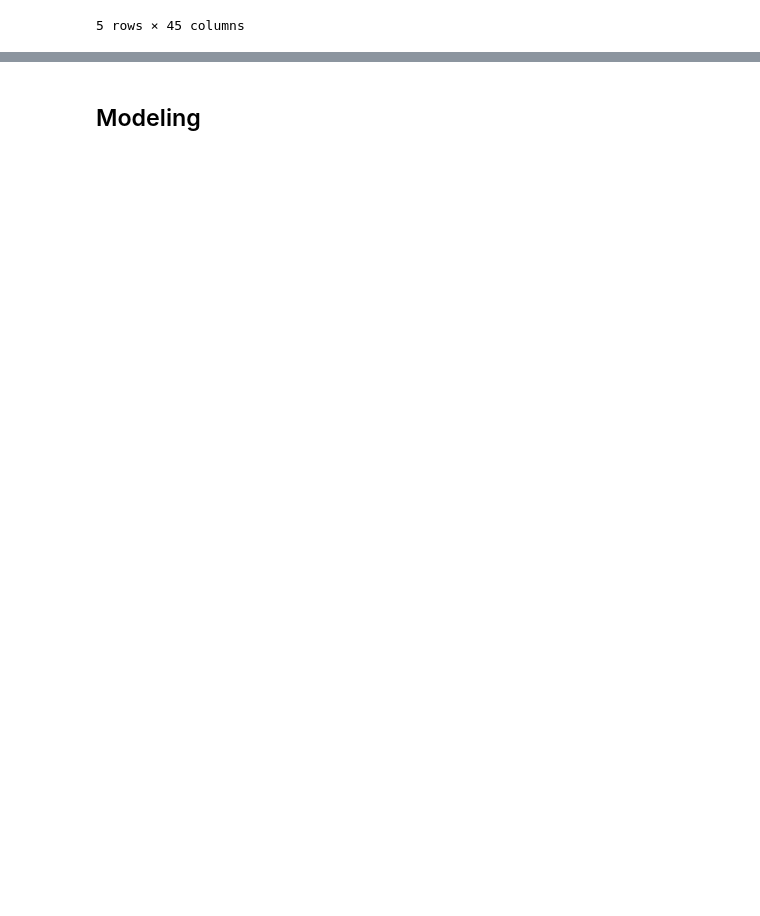
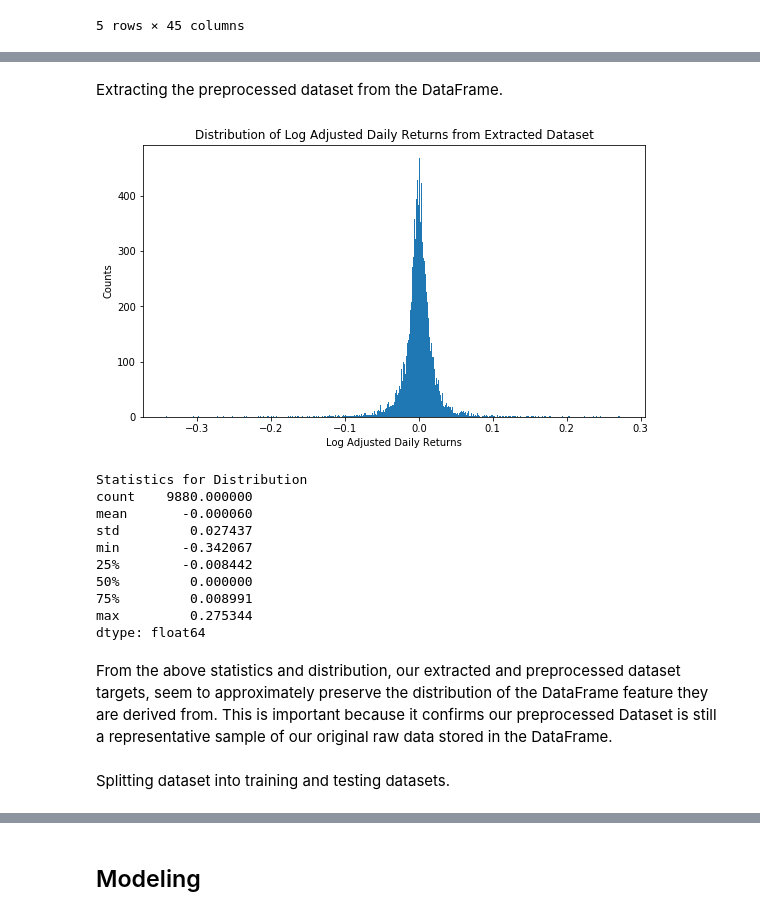
Before and after one commit to Evbor/Stock_Analysis, a Jupyter notebook: research/model_v1/FinTech.ipynb, the cells around one changed output, grey strips where cells are left out. Drawn from its saved outputs; the diff is of its cells as text; code cells hidden in the pictures; blank space fills up the shorter version.

```diff
--- a/research/model_v1/FinTech.ipynb
+++ b/research/model_v1/FinTech.ipynb
@@ -1388,10 +1405,10 @@ First we must create our vocab file and load it into a python object.
 # %%
 # Constructing norm_vocab.json file
 for t in tickers:
-    df['_'.join(['docs', t])].map(lambda s: vocab_from_doclist(s, 'norm_vocab.json'))
+    df['_'.join(['docs', t])].map(lambda s: vocab_from_doclist(s, os.path.join('logs', 'norm_vocab.json')))
 # %%
 # Opening our norm_vocab.json file
-with open('norm_vocab.json', 'r') as f:
+with open(os.path.join('logs', 'norm_vocab.json'), 'r') as f:
     norm_vocab = json.load(f)
 # %% [markdown]
 Let's view some of the words in our normalized vocabulary.
@@ -2034,0 +1845,10 @@ preprocessed_df.to_csv(os.path.join(path_to_data, 'preprocessed.csv'), index=Fal
+# %%
+def preprocess_dataset(feature_names, label_feature_names, window_size, tickers, df, seed):
+    datasets = map(lambda t: extract_dataset(df, feature_names, ticker=t, n_trail=window_size-1), tickers)
+    datasets = map(lambda ds: extract_labels(ds, label_feature_names), datasets)
+    datasets = map(lambda ds: reshape_docs_feature(ds, seed), datasets)
+    datasets = map(filter_dataset, datasets)
+    dataset = reduce(add_datasets, datasets)
+    dataset = pad_dataset(dataset)
+    dataset = shuffle_dataset(dataset, seed)
+    return dataset
@@ -2034,0 +1901,34 @@ preprocessed_df.to_csv(os.path.join(path_to_data, 'preprocessed.csv'), index=Fal
+# %% [markdown]
+Extracting the preprocessed dataset from the DataFrame.
+# %%
+dataset = preprocess_dataset(['log_adj_daily_returns', 'docs'], ['log_adj_daily_returns'],
+                             window_size=5, tickers=tickers, df=preprocessed_df, seed=seed)
+# %%
+# Plotting the Distribution of our Target Variable (Log Adjusted Daily Returns) from our extracted Dataset
+
+data = pd.Series(dataset[1]['log_adj_daily_returns_target'])
+
+fig, ax = plt.subplots(figsize=(9,5))
+ax.hist(data.tolist(), bins=500)
+ax.set_title('Distribution of Log Adjusted Daily Returns from Extracted Dataset')
+ax.set_xlabel('Log Adjusted Daily Returns')
+ax.set_ylabel('Counts')
+plt.show()
+print('Statistics for Distribution')
+print(data.describe())
+# %% [output]
+[figure, added]
+Statistics for Distribution
+count    9880.000000
+mean       -0.000060
+std         0.027437
+min        -0.342067
+25%        -0.008442
+50%         0.000000
+75%         0.008991
+max         0.275344
+dtype: float64
+# %% [markdown]
+From the above statistics and distribution, our extracted and preprocessed dataset targets, seem to approximately preserve the distribution of the DataFrame feature they are derived from. This is important because it confirms our preprocessed Dataset is still a representative sample of our original raw data stored in the DataFrame.
+# %% [markdown]
+Splitting dataset into training and testing datasets.
```
Also changed, not shown: parts of 350 cells of this notebook, 17 other files.
